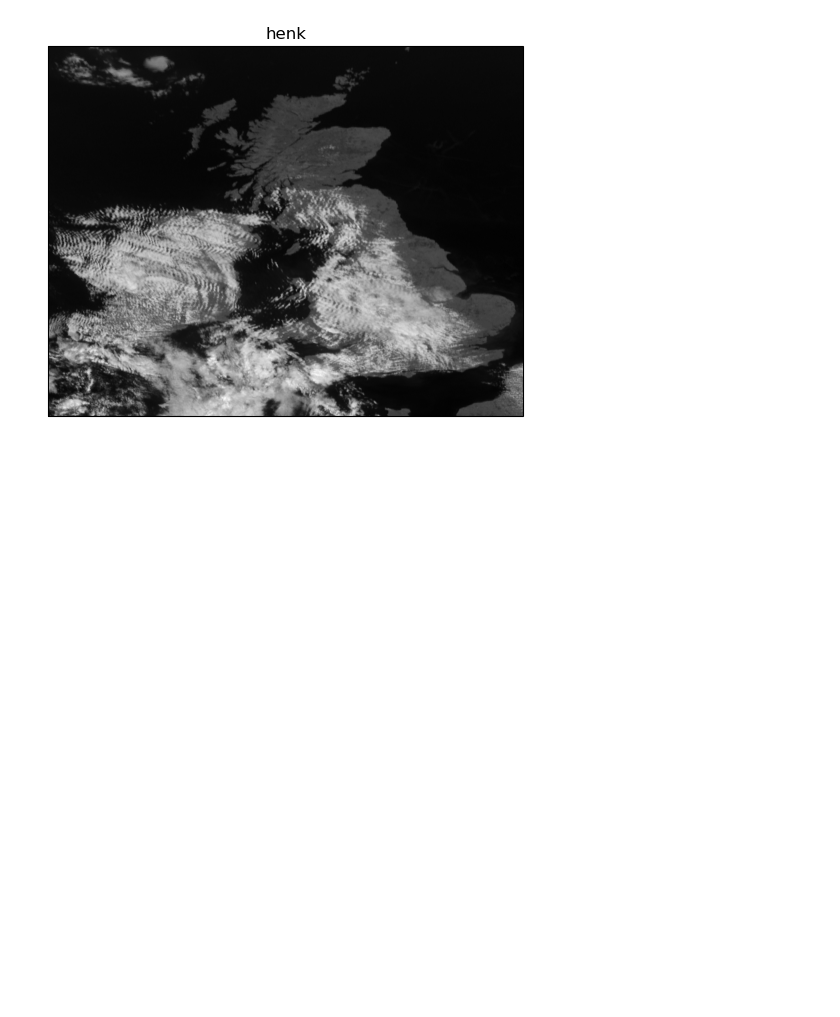
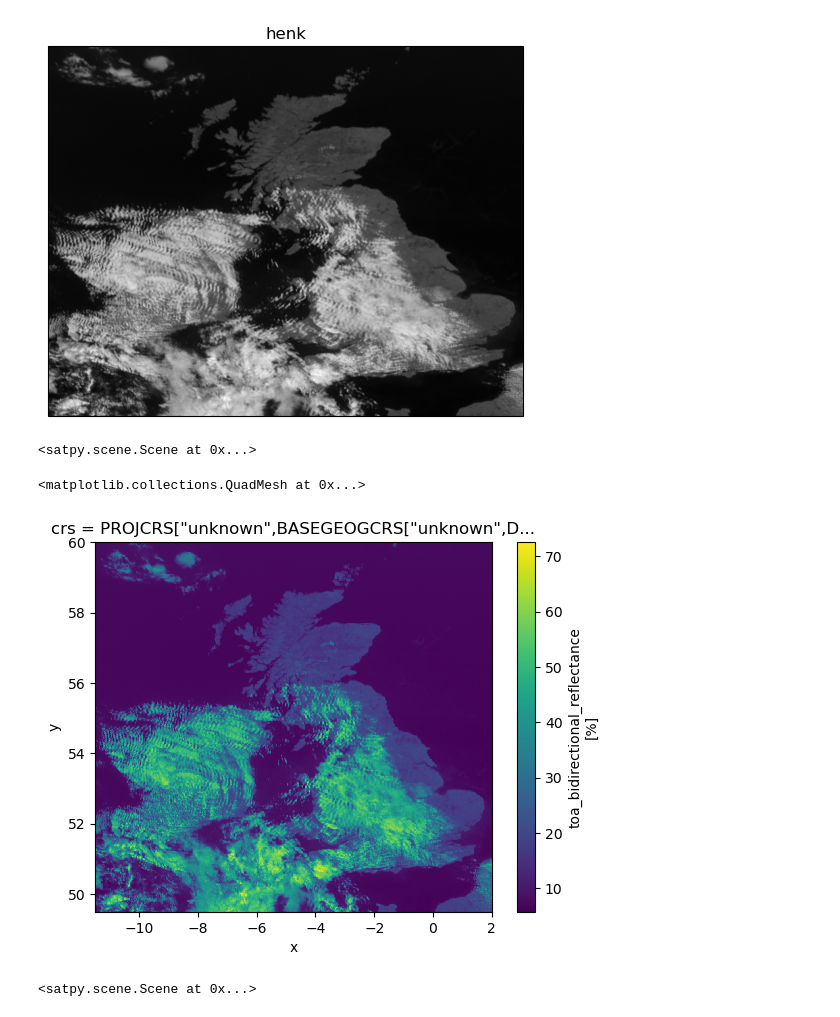
Before and after one commit to HetteHoutman/TLW-sat, a Jupyter notebook: file_to_image.ipynb, the cells around one changed output. Drawn from its saved outputs; the diff is of its cells as text; code cells hidden in the pictures; blank space fills up the shorter version.

```diff
--- a/file_to_image.ipynb
+++ b/file_to_image.ipynb
@@ -33,11 +33,21 @@ def produce_image(filename, save=True, save_name=None, coastlines=False):
             if coastlines:
                 save_name = 'coastlines_' + save_name
         plt.savefig('images/' + save_name + '.png')
+    return scene2
 # %%
-produce_image('data/MSG3-SEVI-MSG15-0100-NA-20230419115741.383000000Z-NA/MSG3-SEVI-MSG15-0100-NA-20230419115741.383000000Z-NA.nat')
+scn = produce_image('data/MSG3-SEVI-MSG15-0100-NA-20230419115741.383000000Z-NA/MSG3-SEVI-MSG15-0100-NA-20230419115741.383000000Z-NA.nat')
 plt.title('henk')
 # %% [output]
 Text(0.5, 1.0, 'henk')
 [figure]
 # %%
 plt.show()
+# %%
+scn
+# %% [output]
+<satpy.scene.Scene at 0x...>
+# %%
+scn['HRV'].plot()
+# %% [output]
+<matplotlib.collections.QuadMesh at 0x...>
+[figure, added]
@@ -43,0 +61,4 @@ plt.show()
+# %%
+g
+# %% [output]
+<satpy.scene.Scene at 0x...>
```
Also changed, not shown: parts of 5 cells of this notebook, 13 other files.
